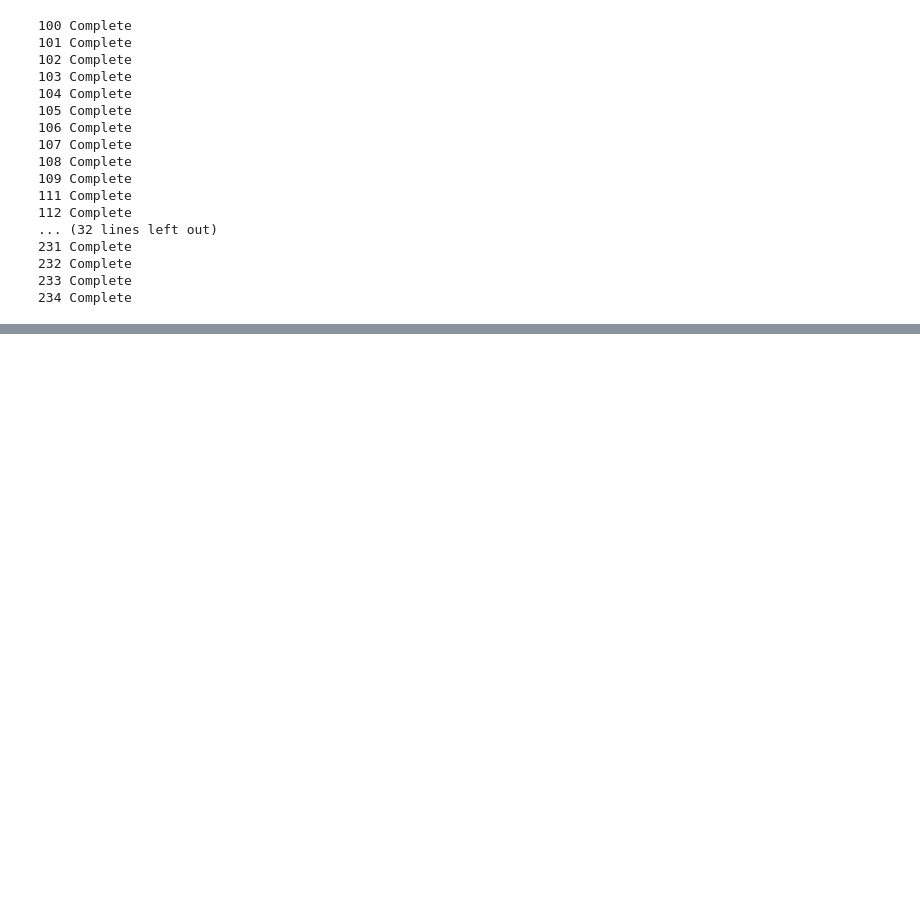
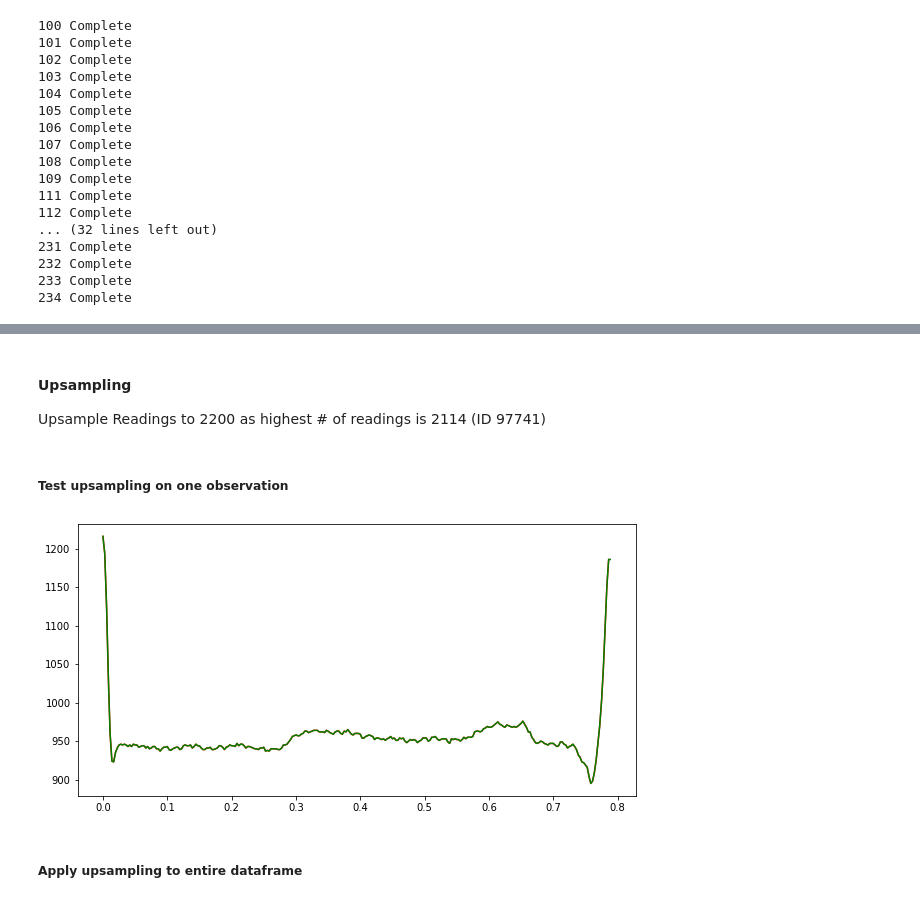
Before and after one commit to tracyteague/app-to-detect-arrhythmias, a Jupyter notebook: mitdb-ecg-classification-project-main.ipynb, the cells around one changed output, grey strips where cells are left out. Cells and saved outputs as stored; diff of their text form; code cells hidden in the pictures; blank space fills up the shorter version.

Commit message:
Upsample points. Prep df for modeling.

```diff
--- a/mitdb-ecg-classification-project-main.ipynb
+++ b/mitdb-ecg-classification-project-main.ipynb
@@ -299,0 +323,34 @@ len(model_df)
+# %%
+# Remove 22 potential "incomplete" heartbeats from 2nd sample reading
+model_df['Readings Count'] = model_df['Readings'].copy().apply(lambda x: len(x))
+indices_to_remove = list(model_df[(model_df['Readings Count'] < 100) & (model_df['Sample #'] < 200)].reset_index()['index'])
+model_df = model_df.drop(model_df.index[indices_to_remove]).reset_index(drop=True)
+# %%
+# Create column to label as normal/not normal for MVP (0 = Normal, 1 = Not Normal)
+model_df['Type_Normal'] = model_df['Type'].copy().apply(lambda x: 0 if "N" else 1)
+# %% [markdown]
+#### Upsampling
+Upsample Readings to 2200 as highest # of readings is 2114 (ID 97741)
+# %% [markdown]
+##### Test upsampling on one observation
+# %%
+y = model_df.iloc[2]['Readings']
+x = np.arange(0, len(y), 1)
+interp_len = 2200
+
+stop = (len(y)/360)
+start = 0
+step = (len(y)/360)/len(y)
+
+t = np.arange(start, stop, step)
+t_new = np.arange(start, stop, stop/interp_len)
+# %%
+y_new = np.interp(t_new, t, y)
+# %%
+plt.figure(figsize=(10,5))
+plt.plot(t, y, 'r-')
+plt.plot(t_new, y_new, 'g-');
+# %% [output]
+[figure, added]
+# %% [markdown]
+##### Apply upsampling to entire dataframe
```
Also changed, not shown: parts of 10 cells of this notebook, 1 other file.
